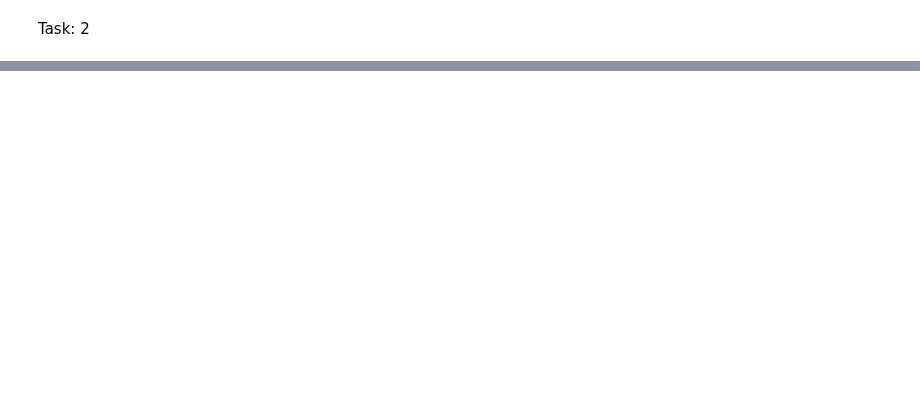
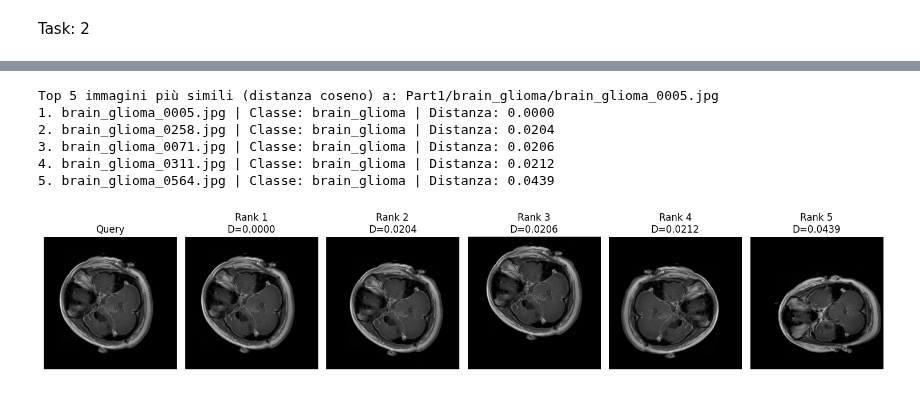
Before and after one commit to Calienn/DBmulti, a Jupyter notebook: resnetfc.ipynb, the cells around one changed output, grey strips where cells are left out. Saved outputs shown, nothing was run; the diff lists cells and outputs as text; code cells hidden in the pictures; blank space fills up the shorter version.

```diff
--- a/resnetfc.ipynb
+++ b/resnetfc.ipynb
@@ -167,0 +233,8 @@ if __name__ == "__main__":
+# %%
+from torchvision import models
+import cv2
+
+device = torch.device("cuda" if torch.cuda.is_available() else "cpu")
+model = models.resnet50(pretrained=True)
+model.eval()
+model.to(device)
@@ -167,0 +360,62 @@ if __name__ == "__main__":
+# %%
+from sklearn.metrics.pairwise import cosine_distances
+
+# Carica dati da file .npz (con feature ResNetFC)
+data = np.load("resnetfc.npz", allow_pickle=True)
+feature_matrix = data["features"]
+filenames = data["filenames"]
+labels = data["labels"]
+
+# Definisci la trasformazione
+preprocess = transforms.Compose([
+    transforms.Resize(256),
+    transforms.CenterCrop(224),
+    transforms.ToTensor(),
+    transforms.Normalize(mean=[0.485, 0.456, 0.406], std=[0.229, 0.224, 0.225]),
+])
+
+# === Funzione per trovare k immagini più simili (coseno) ===
+def find_k_similar_cosine(img_path, k):
+    query_feature = extract_fc_features_from_image(img_path, model, preprocess, device)  # Deve restituire un vettore 1D
+    if query_feature is None:
+        print("[ERRORE] Impossibile estrarre feature dalla query.")
+        return
+
+    query_feature = np.array(query_feature).reshape(1, -1)
+
+    # Calcola la distanza del coseno (1 - similarità coseno)
+    distances = cosine_distances(feature_matrix, query_feature).flatten()
+
+    top_k_idx = np.argsort(distances)[:k]
+    top_k_scores = distances[top_k_idx]
+
+    print(f"\nTop {k} immagini più simili (distanza coseno) a: {img_path}")
+    for rank, idx in enumerate(top_k_idx):
+        print(f"{rank+1}. {filenames[idx]} | Classe: {labels[idx]} | Distanza: {top_k_scores[rank]:.4f}")
+
+    # Visualizza risultati
+    fig, axs = plt.subplots(1, k+1, figsize=(15, 5))
+    axs[0].imshow(cv2.cvtColor(cv2.imread(img_path), cv2.COLOR_BGR2RGB))
+    axs[0].set_title("Query")
+    axs[0].axis('off')
+
+    for i, idx in enumerate(top_k_idx):
+        match_img = cv2.imread(os.path.join("Part1", labels[idx], filenames[idx]))
+        axs[i+1].imshow(cv2.cvtColor(match_img, cv2.COLOR_BGR2RGB))
+        axs[i+1].set_title(f"Rank {i+1}\nD={top_k_scores[i]:.4f}")
+        axs[i+1].axis('off')
+
+    plt.tight_layout()
+    plt.show()
+
+# === Test ===
+query_img = "Part1/brain_glioma/brain_glioma_0005.jpg"
+find_k_similar_cosine(query_img, k=5)
+# %% [output]
+Top 5 immagini più simili (distanza coseno) a: Part1/brain_glioma/brain_glioma_0005.jpg
+1. brain_glioma_0005.jpg | Classe: brain_glioma | Distanza: 0.0000
+2. brain_glioma_0258.jpg | Classe: brain_glioma | Distanza: 0.0204
+3. brain_glioma_0071.jpg | Classe: brain_glioma | Distanza: 0.0206
+4. brain_glioma_0311.jpg | Classe: brain_glioma | Distanza: 0.0212
+5. brain_glioma_0564.jpg | Classe: brain_glioma | Distanza: 0.0439
+[figure, added]
```
Also changed, not shown: parts of 4 cells of this notebook.
